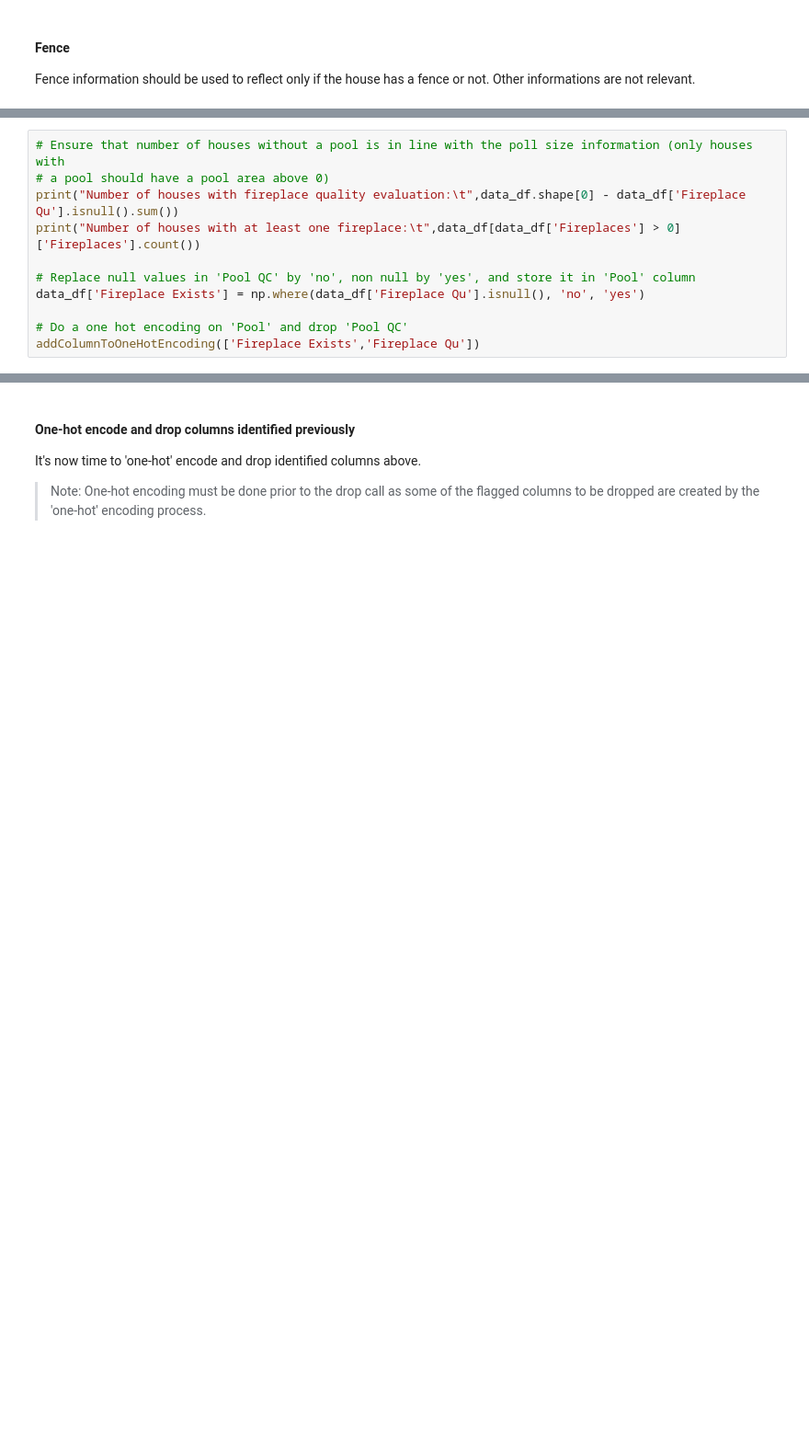
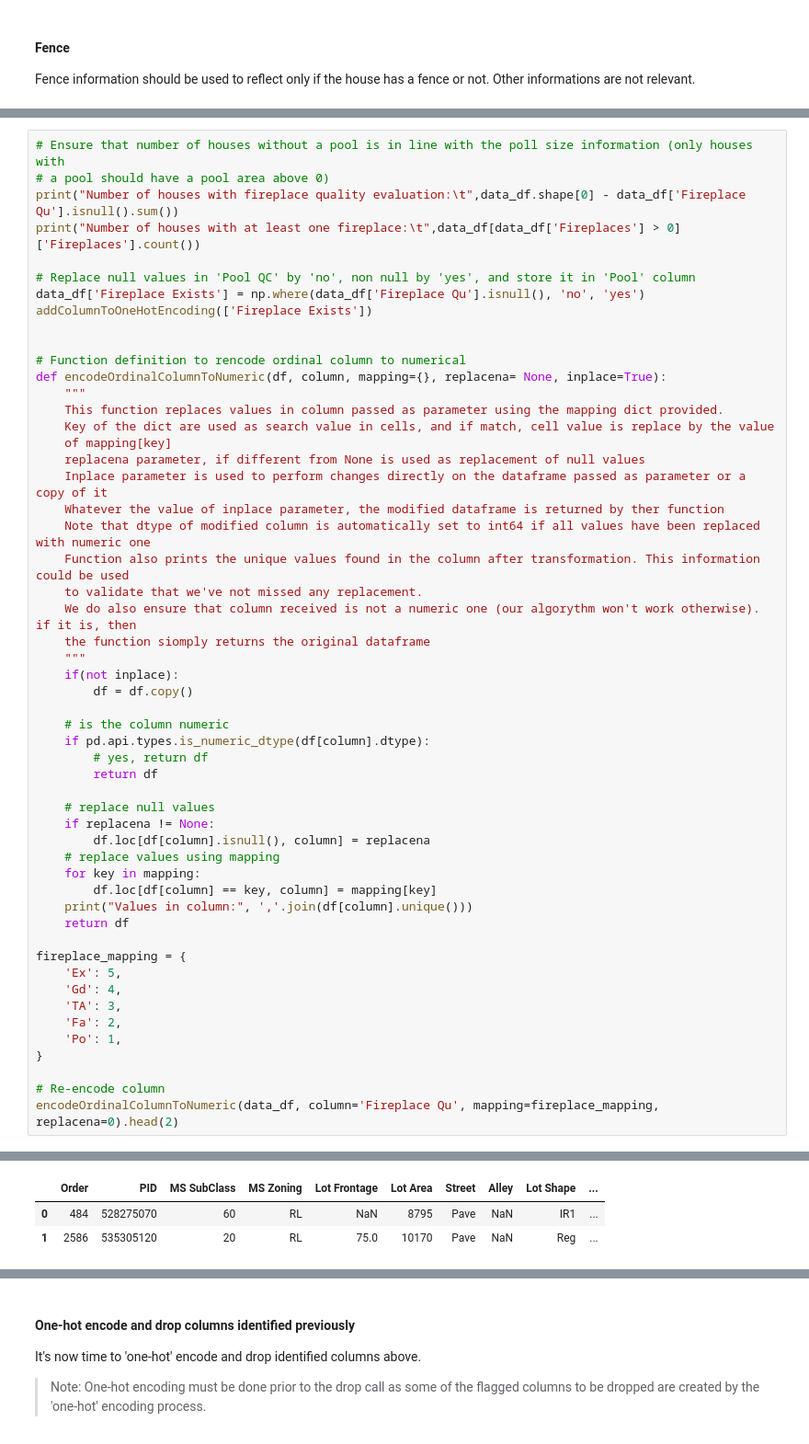
Before and after one commit to xnicolovici/machine_learning, a Jupyter notebook: notebooks/Course No 3/09. Course project/03. Part 2 - House prices/house-prices-solution.ipynb, the cells around one changed output, grey strips where cells are left out. Shown at 92% size. Cells and saved outputs as stored; diff of their text form; blank space fills up the shorter version.

```diff
--- a/notebooks/Course No 3/09. Course project/03. Part 2 - House prices/house-prices-solution.ipynb
+++ b/notebooks/Course No 3/09. Course project/03. Part 2 - House prices/house-prices-solution.ipynb
@@ -191,7 +195,49 @@ print("Number of houses with at least one fireplace:\t",data_df[data_df['Firepla
 
 # Replace null values in 'Pool QC' by 'no', non null by 'yes', and store it in 'Pool' column
 data_df['Fireplace Exists'] = np.where(data_df['Fireplace Qu'].isnull(), 'no', 'yes')
+addColumnToOneHotEncoding(['Fireplace Exists'])
 
-# Do a one hot encoding on 'Pool' and drop 'Pool QC'
-addColumnToOneHotEncoding(['Fireplace Exists','Fireplace Qu'])
+
+# Function definition to rencode ordinal column to numerical
+def encodeOrdinalColumnToNumeric(df, column, mapping={}, replacena= None, inplace=True):
+    """
+    This function replaces values in column passed as parameter using the mapping dict provided.
+    Key of the dict are used as search value in cells, and if match, cell value is replace by the value
+    of mapping[key]
+    replacena parameter, if different from None is used as replacement of null values
+    Inplace parameter is used to perform changes directly on the dataframe passed as parameter or a copy of it
+    Whatever the value of inplace parameter, the modified dataframe is returned by ther function
+    Note that dtype of modified column is automatically set to int64 if all values have been replaced with numeric one
+    Function also prints the unique values found in the column after transformation. This information could be used
+    to validate that we've not missed any replacement.
+    We do also ensure that column received is not a numeric one (our algorythm won't work otherwise). if it is, then
+    the function siomply returns the original dataframe
+    """
+    if(not inplace):
+        df = df.copy()
+
+    # is the column numeric
+    if pd.api.types.is_numeric_dtype(df[column].dtype):
+        # yes, return df
+        return df
+
+    # replace null values
+    if replacena != None:
+        df.loc[df[column].isnull(), column] = replacena
+    # replace values using mapping
+    for key in mapping:
+        df.loc[df[column] == key, column] = mapping[key]
+    print("Values in column:", ','.join(df[column].unique()))
+    return df
+
+fireplace_mapping = {
+    'Ex': 5,
+    'Gd': 4,
+    'TA': 3,
+    'Fa': 2,
+    'Po': 1,
+}
+
+# Re-encode column
+encodeOrdinalColumnToNumeric(data_df, column='Fireplace Qu', mapping=fireplace_mapping, replacena=0).head(2)
 # %% [output]
@@ -200,0 +247,3 @@ Columns flaged as 'to be one-hot encoded': Pool,Fireplace Exists,Misc Feature,Al
+|  | Order | PID | MS SubClass | MS Zoning | Lot Frontage | Lot Area | Street | Alley | Lot Shape | ... |
+| 0 | 484 | 528275070 | 60 | RL | NaN | 8795 | Pave | NaN | IR1 | ... |
+| 1 | 2586 | 535305120 | 20 | RL | 75.0 | 10170 | Pave | NaN | Reg | ... |
```
Also changed, not shown: parts of 9 cells of this notebook, 1 other file.
